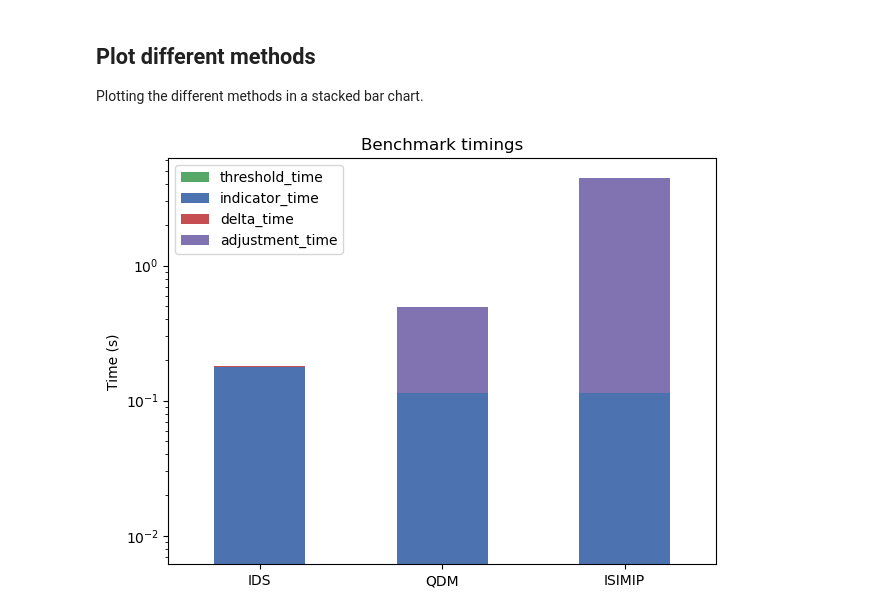
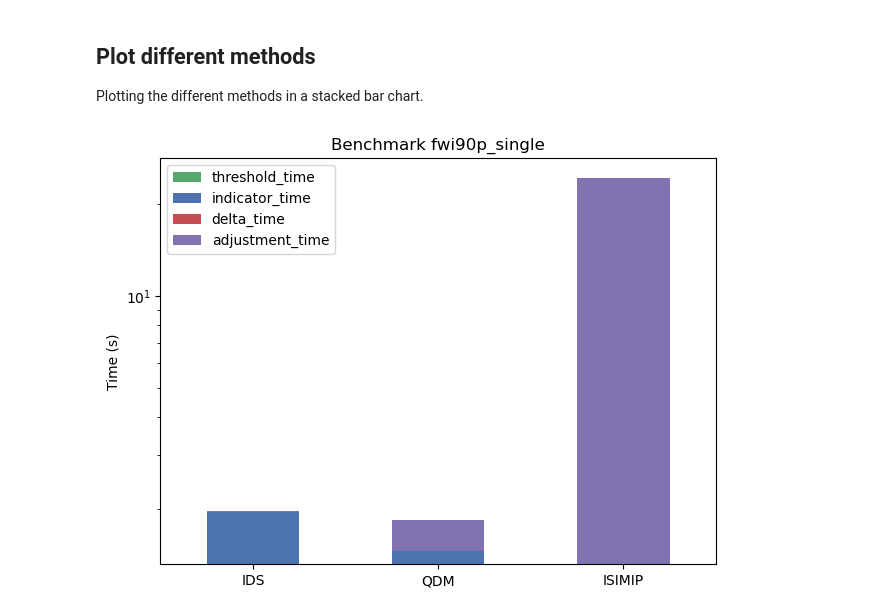
Before and after one commit to Lobelia-Earth/xids, a Jupyter notebook: notebooks/benchmark.ipynb, the cells around one changed output. Cells and saved outputs as stored; diff of their text form; code cells hidden in the pictures.

Commit message:
Benchmark supportsd multi-indicator flow

```diff
--- a/notebooks/benchmark.ipynb
+++ b/notebooks/benchmark.ipynb
@@ -419,38 +649,38 @@ df.to_csv(save_path / "ids_dtx30_single.csv", index=False)
 ## Plot different methods
 Plotting the different methods in a stacked bar chart.
 # %%
-ids = pd.read_csv(save_path / "ids_dtx30_single.csv")
-qdm = pd.read_csv(save_path / "qdm_dtx30_single.csv")
-isimip = pd.read_csv(save_path / "isimip_dtx30_single.csv")
+ids = pd.read_csv(save_path / f"ids_{configname}.csv")
+qdm = pd.read_csv(save_path / f"qdm_{configname}.csv")
+isimip = pd.read_csv(save_path / f"isimip_{configname}.csv")
 
 means = pd.DataFrame(
     {
         "IDS": [
             ids["threshold_time"].mean(),
             ids["indicator_time"].mean(),
             ids["delta_time"].mean(),
-            0,
+            0 if 'adjustment_time' not in ids.columns else ids.adjustment_time.mean(),
         ],
         "QDM": [0, qdm["indicator_time"].mean(), 0, qdm["adjustment_time"].mean()],
         "ISIMIP": [
             0,
             isimip["indicator_time"].mean(),
             0,
             isimip["adjustment_time"].mean(),
         ],
     },
     index=["threshold_time", "indicator_time", "delta_time", "adjustment_time"],
 )
 
 colors = ["#55A868", "#4C72B0", "#C44E52", "#8172B2"]
 
 fig, ax = plt.subplots()
 means.T.plot(kind="bar", stacked=True, ax=ax, color=colors)
 ax.set_yscale("log")
 ax.set_ylabel("Time (s)")
-ax.set_title("Benchmark timings")
+ax.set_title(f"Benchmark {configname}")
 ax.set_xticklabels(ax.get_xticklabels(), rotation=0)
 plt.tight_layout()
 plt.show()
 # %% [output]
-[figure, old version]
+[figure, new version]
```
Also changed, not shown: parts of 14 cells of this notebook, 1 other file.
